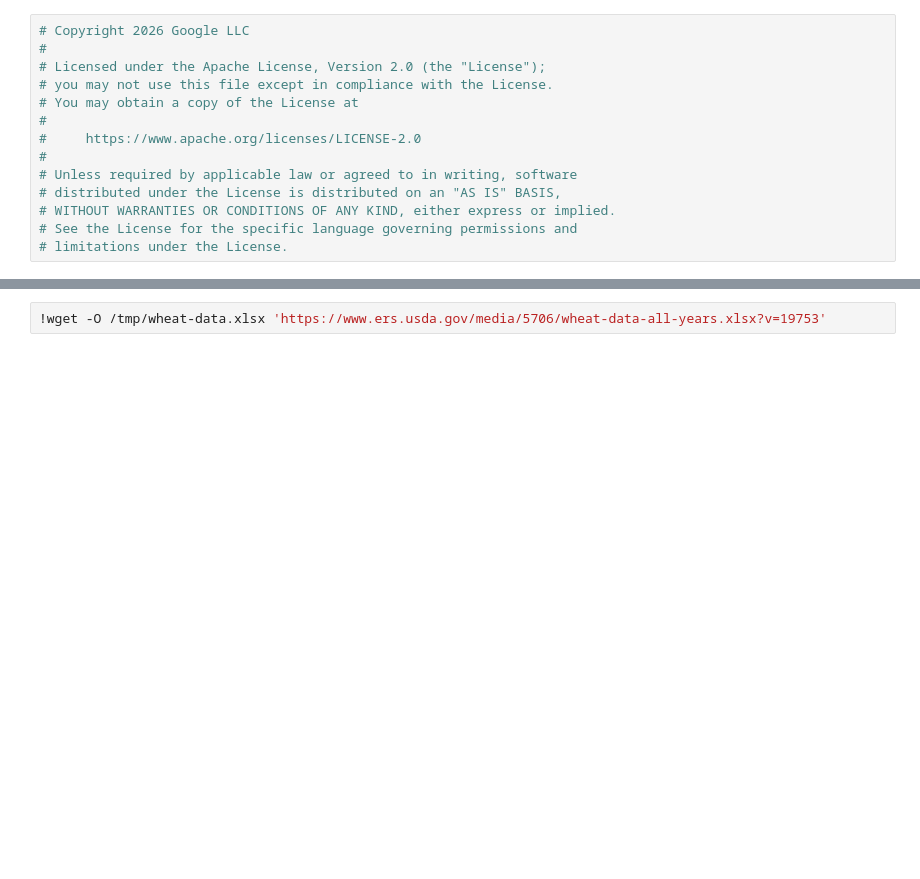
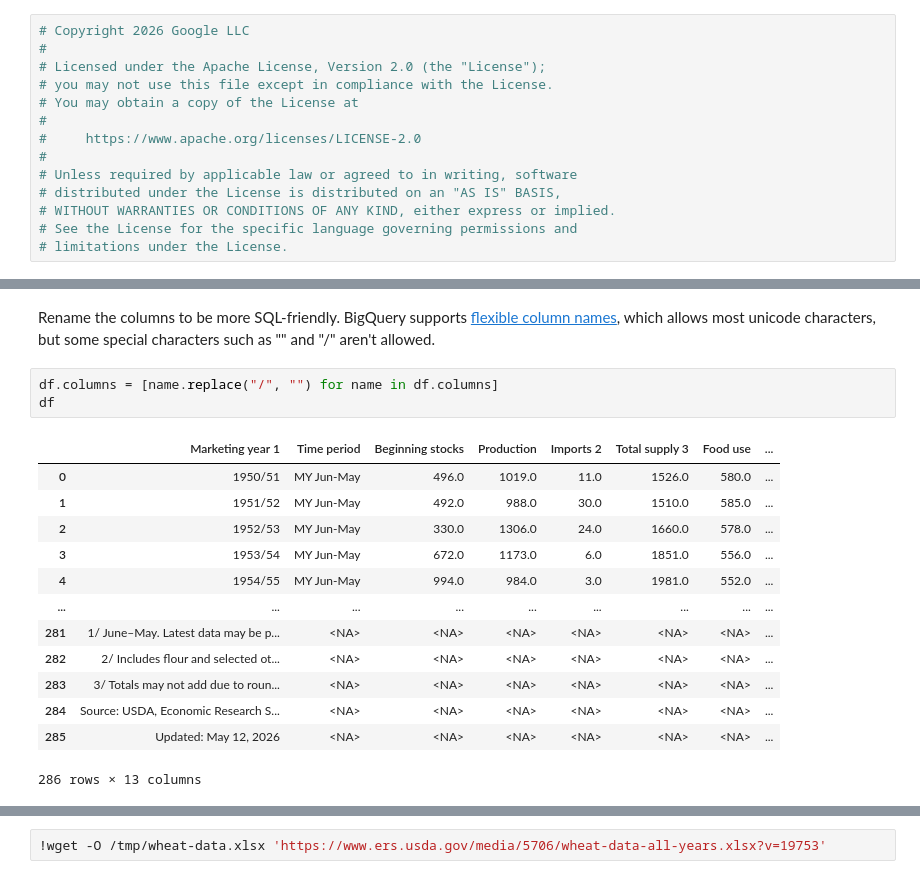
Before and after one commit to 64johnlee/google-cloud-python, a Jupyter notebook: packages/bigframes/notebooks/dataframes/magics_with_local_data.ipynb, the cells around one changed output, grey strips where cells are left out. Cells and saved outputs as stored; diff of their text form; blank space fills up the shorter version.

```diff
--- a/packages/bigframes/notebooks/dataframes/magics_with_local_data.ipynb
+++ b/packages/bigframes/notebooks/dataframes/magics_with_local_data.ipynb
@@ -38,0 +140,19 @@ Note: you may need to restart the kernel to use updated packages.
+# %% [markdown]
+Rename the columns to be more SQL-friendly. BigQuery supports [flexible column names](https://docs.cloud.google.com/bigquery/docs/schemas#flexible-column-names), which allows most unicode characters, but some special characters such as "\" and "/" aren't allowed.
+# %%
+df.columns = [name.replace("/", "") for name in df.columns]
+df
+# %% [output]
+|  | Marketing year 1 | Time period | Beginning stocks | Production | Imports 2 | Total supply 3 | Food use | ... |
+| 0 | 1950/51 | MY Jun-May | 496.0 | 1019.0 | 11.0 | 1526.0 | 580.0 | ... |
+| 1 | 1951/52 | MY Jun-May | 492.0 | 988.0 | 30.0 | 1510.0 | 585.0 | ... |
+| 2 | 1952/53 | MY Jun-May | 330.0 | 1306.0 | 24.0 | 1660.0 | 578.0 | ... |
+| 3 | 1953/54 | MY Jun-May | 672.0 | 1173.0 | 6.0 | 1851.0 | 556.0 | ... |
+| 4 | 1954/55 | MY Jun-May | 994.0 | 984.0 | 3.0 | 1981.0 | 552.0 | ... |
+| ... | ... | ... | ... | ... | ... | ... | ... | ... |
+| 281 | 1/ June–May. Latest data may be p... | <NA> | <NA> | <NA> | <NA> | <NA> | <NA> | ... |
+| 282 | 2/ Includes flour and selected ot... | <NA> | <NA> | <NA> | <NA> | <NA> | <NA> | ... |
+| 283 | 3/ Totals may not add due to roun... | <NA> | <NA> | <NA> | <NA> | <NA> | <NA> | ... |
+| 284 | Source: USDA, Economic Research S... | <NA> | <NA> | <NA> | <NA> | <NA> | <NA> | ... |
+| 285 | Updated: May 12, 2026 | <NA> | <NA> | <NA> | <NA> | <NA> | <NA> | ... |
+286 rows × 13 columns
```
Also changed, not shown: parts of 6 cells of this notebook.
